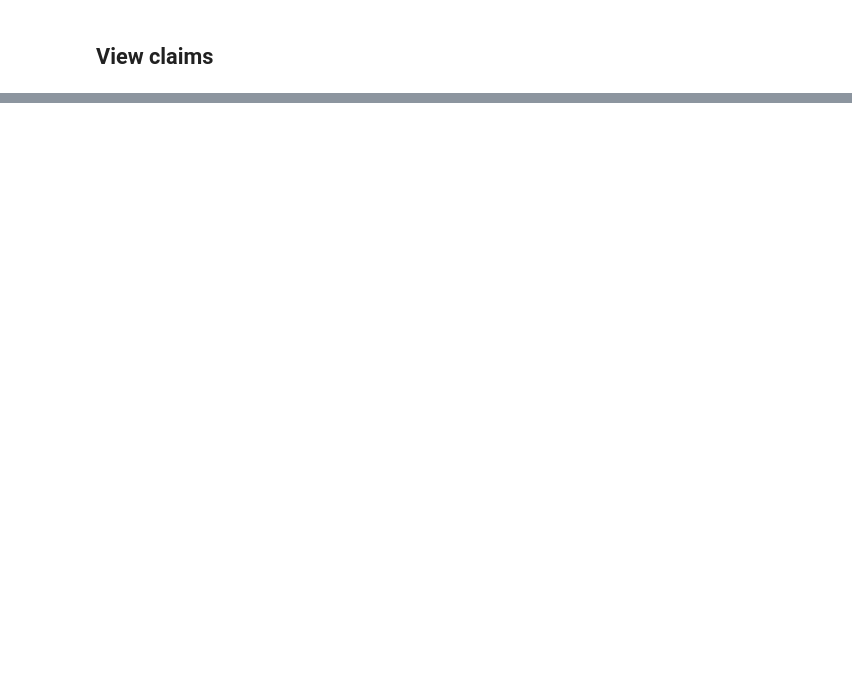
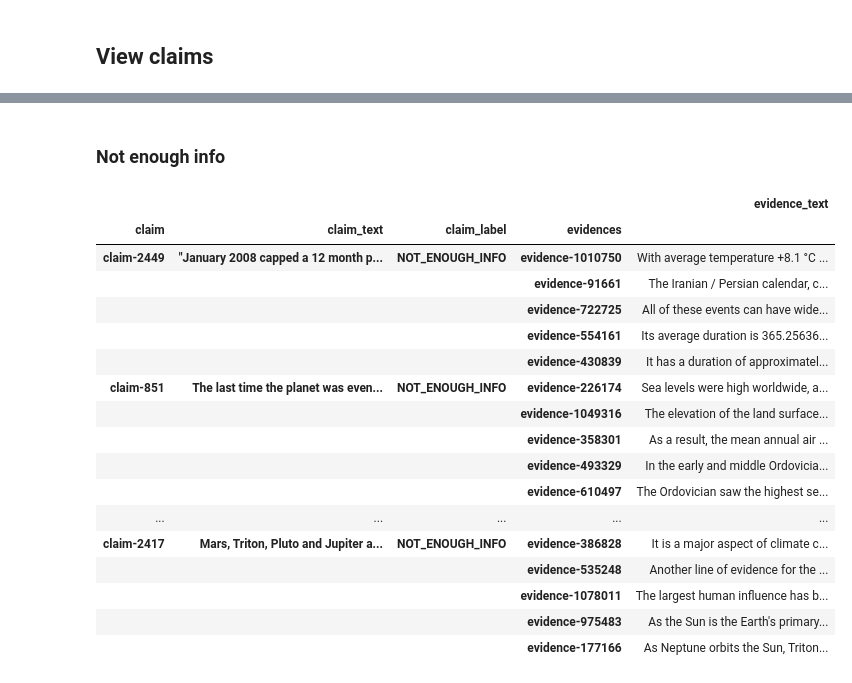
Before and after one commit to johnsonjzhou/comp90042-project, a Jupyter notebook: 01_discovery/claims_viewer.ipynb, the cells around one changed output, grey strips where cells are left out. Saved outputs shown, nothing was run; the diff lists cells and outputs as text; code cells hidden in the pictures; blank space fills up the shorter version.

```diff
--- a/01_discovery/claims_viewer.ipynb
+++ b/01_discovery/claims_viewer.ipynb
@@ -92,0 +126,28 @@ It has a duration of approximately 354.37 days.
+# %% [markdown]
+### Not enough info
+# %%
+supported_claims = train_claims.query(
+    """
+    claim_label == 'NOT_ENOUGH_INFO'
+    """
+)
+supported_claims.loc[supported_claims.index.get_level_values(0).unique()[:5]]
+# %% [output]
+|  |  |  |  | evidence_text |
+| claim | claim_text | claim_label | evidences |  |
+| claim-2449 | "January 2008 capped a 12 month p... | NOT_ENOUGH_INFO | evidence-1010750 | With average temperature +8.1 °C ... |
+|  |  |  | evidence-91661 | The Iranian / Persian calendar, c... |
+|  |  |  | evidence-722725 | All of these events can have wide... |
+|  |  |  | evidence-554161 | Its average duration is 365.25636... |
+|  |  |  | evidence-430839 | It has a duration of approximatel... |
+| claim-851 | The last time the planet was even... | NOT_ENOUGH_INFO | evidence-226174 | Sea levels were high worldwide, a... |
+|  |  |  | evidence-1049316 | The elevation of the land surface... |
+|  |  |  | evidence-358301 | As a result, the mean annual air ... |
+|  |  |  | evidence-493329 | In the early and middle Ordovicia... |
+|  |  |  | evidence-610497 | The Ordovician saw the highest se... |
+| ... | ... | ... | ... | ... |
+| claim-2417 | Mars, Triton, Pluto and Jupiter a... | NOT_ENOUGH_INFO | evidence-386828 | It is a major aspect of climate c... |
+|  |  |  | evidence-535248 | Another line of evidence for the ... |
+|  |  |  | evidence-1078011 | The largest human influence has b... |
+|  |  |  | evidence-975483 | As the Sun is the Earth's primary... |
+|  |  |  | evidence-177166 | As Neptune orbits the Sun, Triton... |
```
Also changed, not shown: parts of 11 cells of this notebook, 1 other file.
